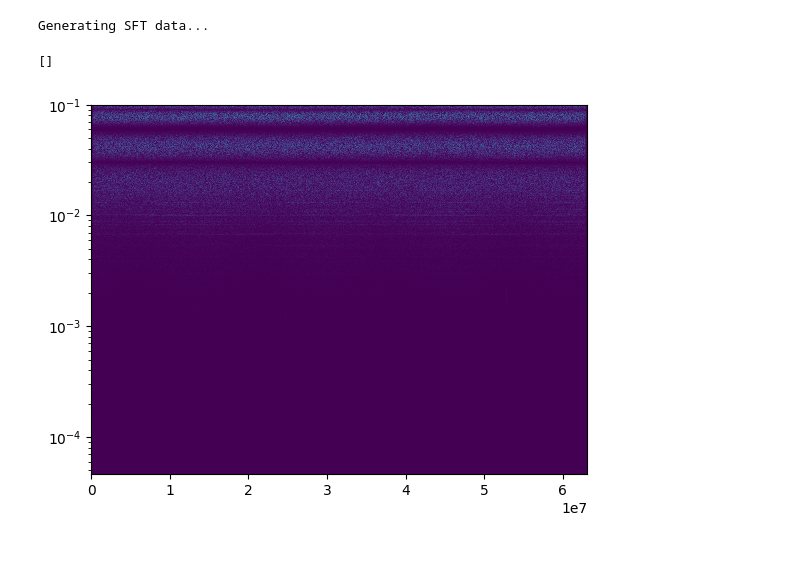
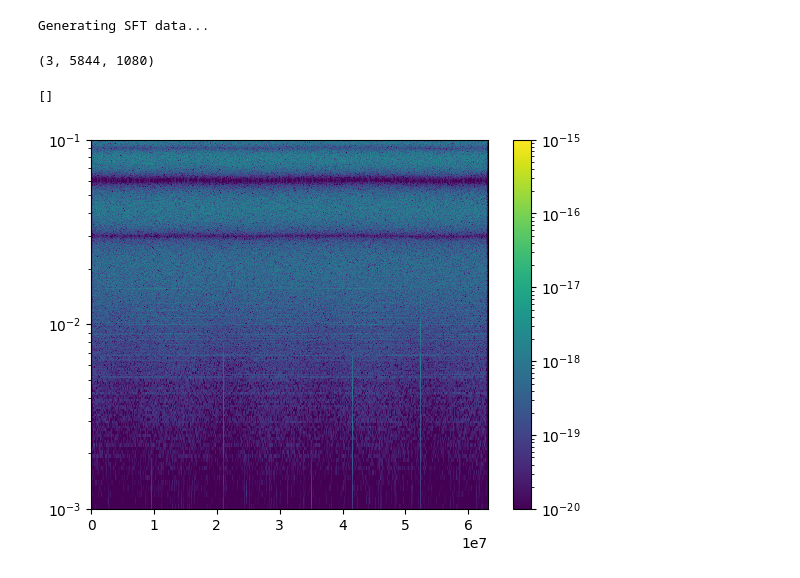
Before and after one commit to dig07/SC_Search, a Jupyter notebook: Pre-post-processing_scripts/Data-preprocessing/SFT_mojito_data.ipynb, the cells around one changed output. Cells and saved outputs as stored; diff of their text form; code cells hidden in the pictures.

Commit message:
More preprocessing (PSD+SFT) files added for mojito

```diff
--- a/Pre-post-processing_scripts/Data-preprocessing/SFT_mojito_data.ipynb
+++ b/Pre-post-processing_scripts/Data-preprocessing/SFT_mojito_data.ipynb
@@ -39,5 +42,9 @@ mojito_sft_data = SC_search.Utility.SFT_data(AET,
                            window_alpha = 0.01)
 # %% [output]
 Generating SFT data...
+# %%
+mojito_sft_data.shape
+# %% [output]
+(3, 5844, 1080)
 # %%
 np.save('mojito_sft_data.npy', mojito_sft_data)
@@ -44,10 +53,17 @@ np.save('mojito_sft_data.npy', mojito_sft_data)
 # %%
+from matplotlib.colors import LogNorm
+
 # Build frequency edges from center frequencies
 df = f_grid[1] - f_grid[0]
 f_edges = np.r_[f_grid - 0.5 * df, f_grid[-1] + 0.5 * df]  # length nF+1
 
-plt.pcolormesh(t_grid,f_edges,np.abs(mojito_sft_data[0,:,:]).T)
+C = np.abs(mojito_sft_data[0, :, :]).T
+vmin = 1.e-20
+vmax = 1.e-15
+mesh = plt.pcolormesh(t_grid, f_edges, C, norm=LogNorm(vmin=vmin, vmax=vmax))
+plt.ylim(1.e-3,)
+plt.colorbar(mesh)
 plt.semilogy()
 # %% [output]
 []
-[figure, old version]
+[figure, new version]
```
Also changed, not shown: parts of 2 cells of this notebook, 2 other files.
